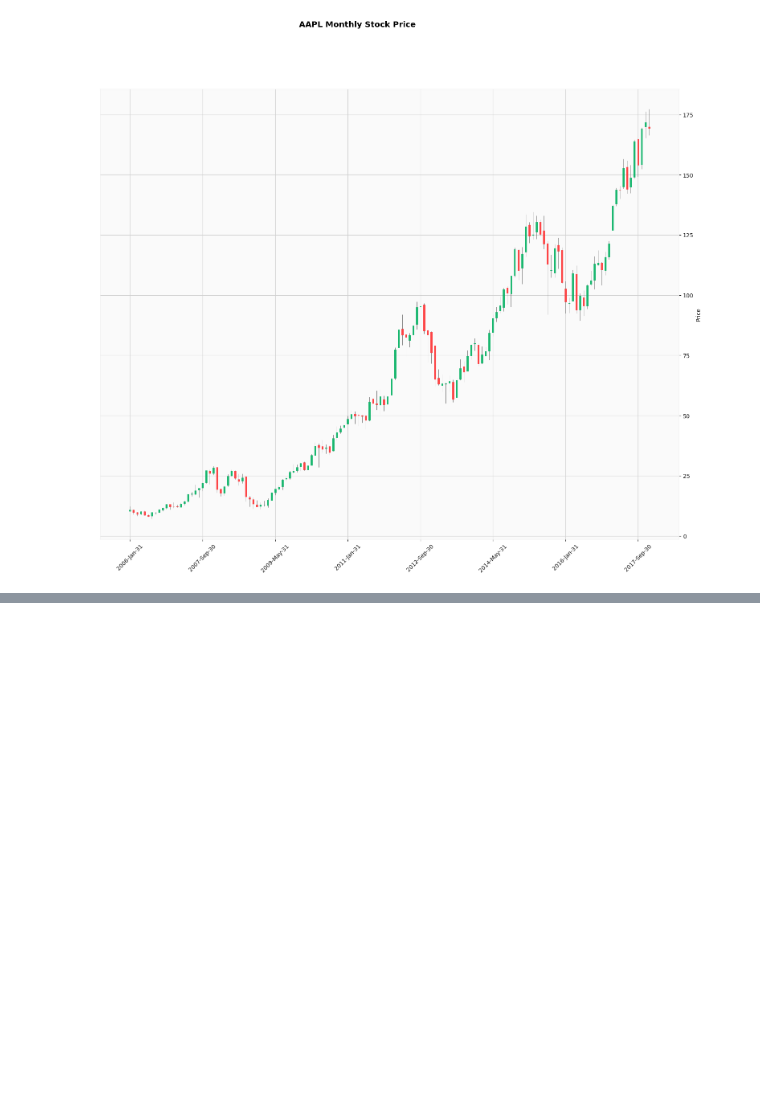
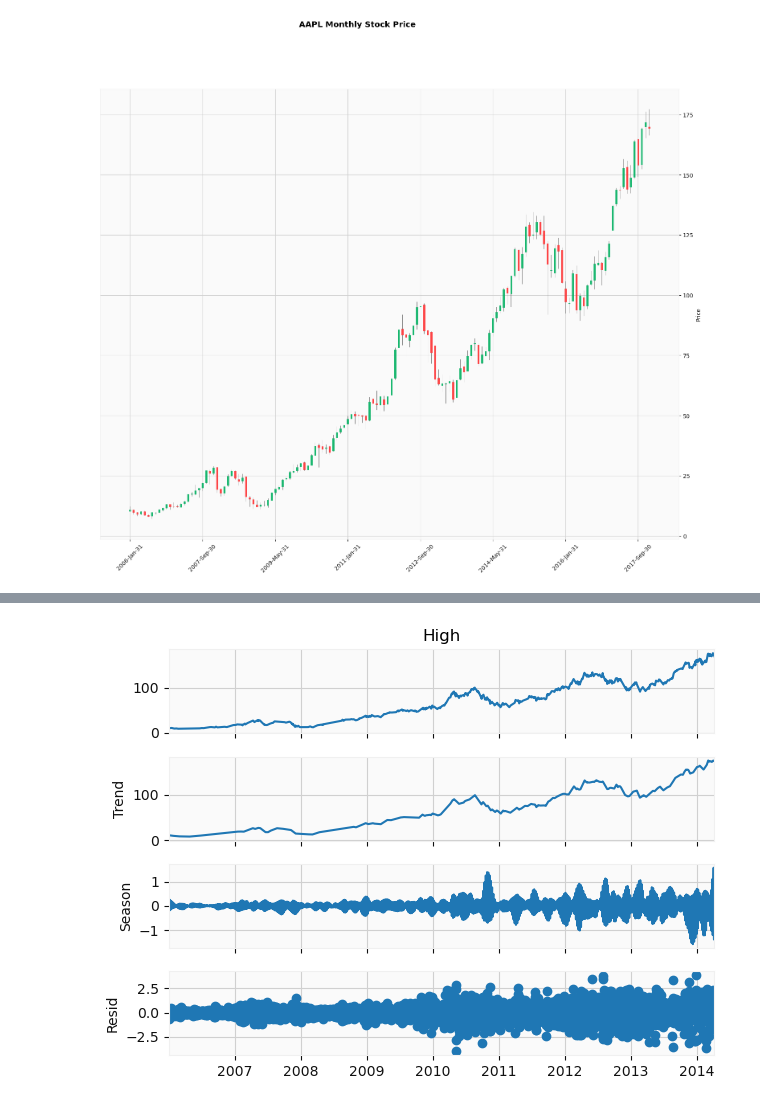
Before and after one commit to aminuldidar/stock_price_prediction, a Jupyter notebook: stock_price_prediction.ipynb, the cells around one changed output, grey strips where cells are left out. Cells and saved outputs as stored; diff of their text form; code cells hidden in the pictures; blank space fills up the shorter version.

```diff
--- a/stock_price_prediction.ipynb
+++ b/stock_price_prediction.ipynb
@@ -245,0 +299,8 @@ plt.show()
+# %%
+from statsmodels.tsa.seasonal import STL
+
+stl = STL(df['High'], seasonal=13)
+res = stl.fit()
+fig = res.plot()
+# %% [output]
+[figure, added]
```
Also changed, not shown: parts of 20 cells of this notebook.
